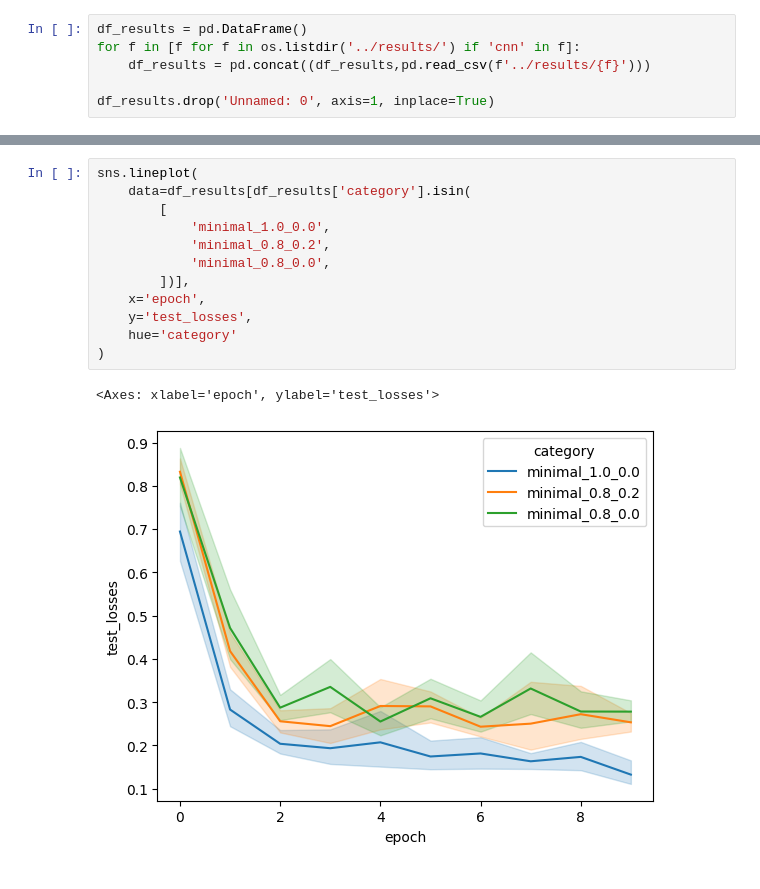
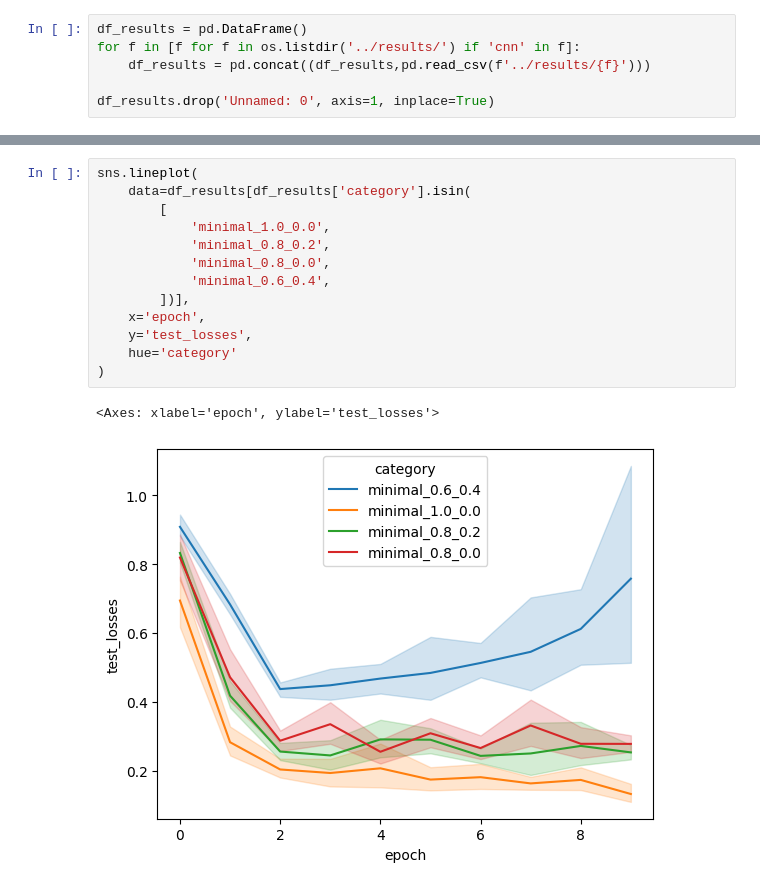
Before and after one commit to dan-kwon/MAS-thesis, a Jupyter notebook: notebooks/analysis_resnet.ipynb, the cells around one changed output, grey strips where cells are left out. Saved outputs shown, nothing was run; the diff lists cells and outputs as text.

```diff
--- a/notebooks/analysis_resnet.ipynb
+++ b/notebooks/analysis_resnet.ipynb
@@ -28,15 +28,16 @@ df_results
 # %%
 sns.lineplot(
     data=df_results[df_results['category'].isin(
         [
             'minimal_1.0_0.0',
             'minimal_0.8_0.2',
             'minimal_0.8_0.0',
+            'minimal_0.6_0.4',
         ])],
     x='epoch',
     y='test_losses',
     hue='category'
 )
 # %% [output]
 <Axes: xlabel='epoch', ylabel='test_losses'>
-[figure, old version]
+[figure, new version]
```
Also changed, not shown: parts of 1 cell of this notebook, 8 other files.
